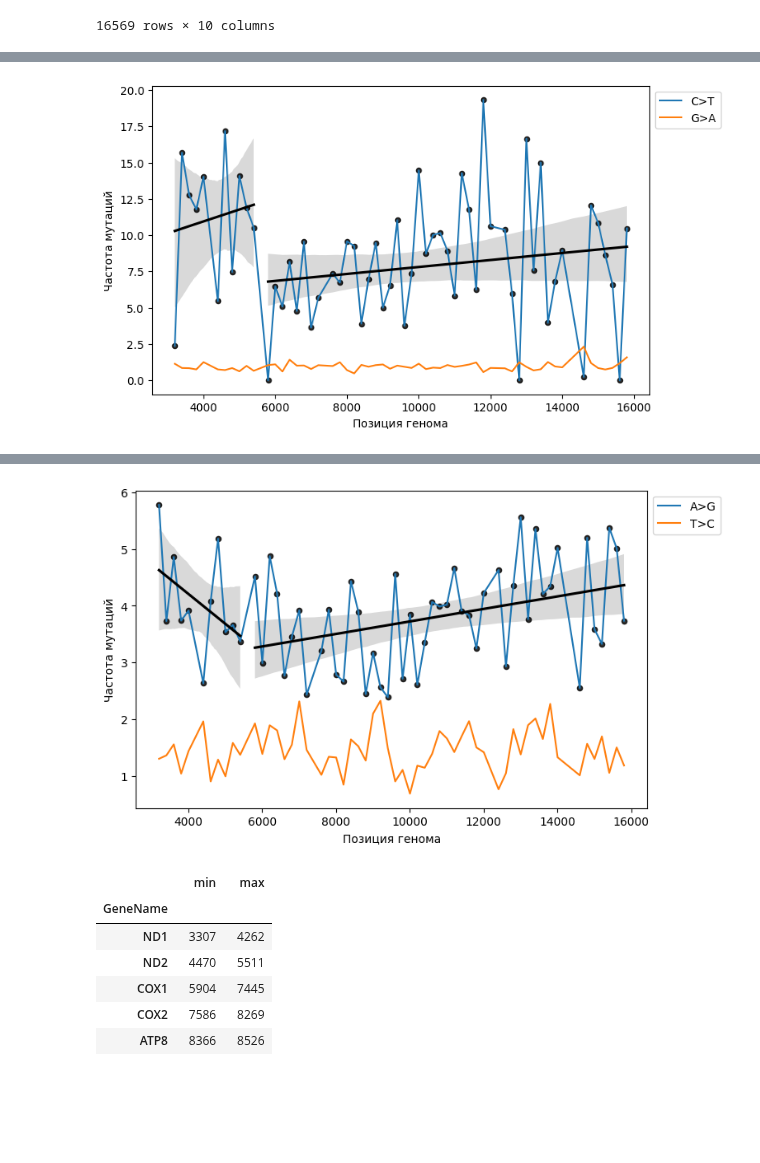
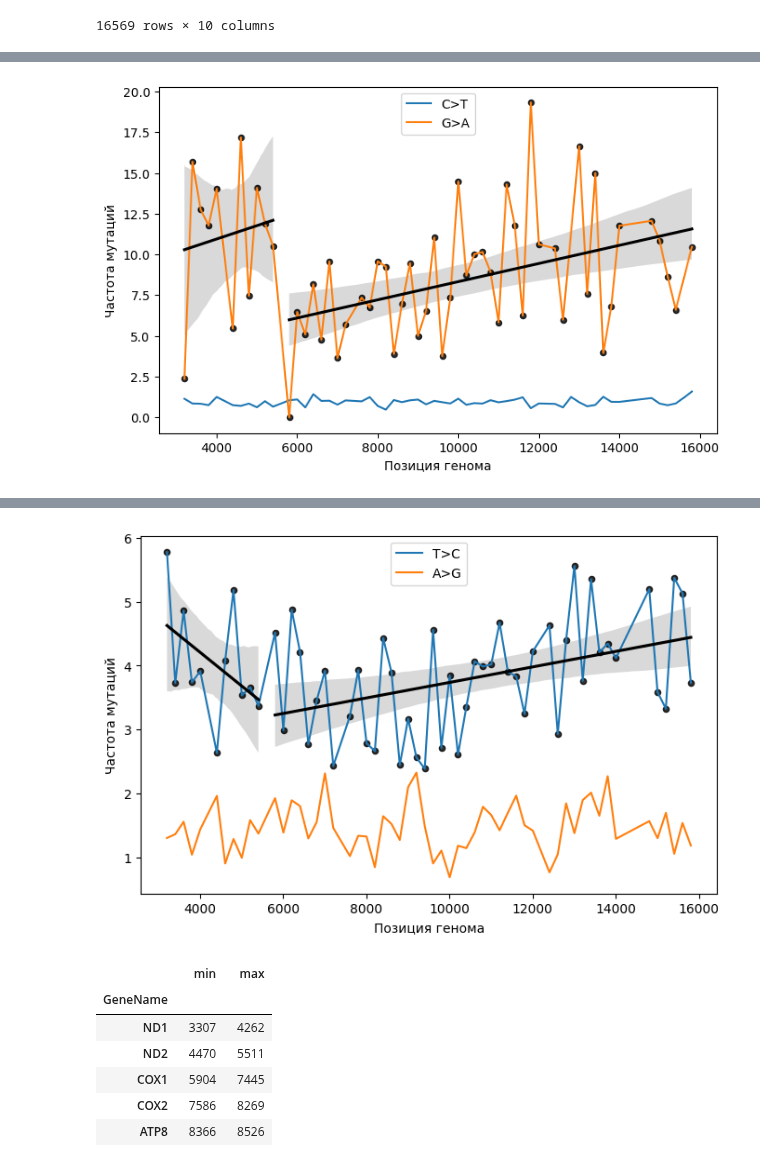
Before and after one commit to mitoclub/AminoAcidShift, a Jupyter notebook: human_germline.ipynb, the cells around one changed output, grey strips where cells are left out. Drawn from its saved outputs; the diff is of its cells as text; code cells hidden in the pictures; blank space fills up the shorter version.

```diff
--- a/human_germline.ipynb
+++ b/human_germline.ipynb
@@ -102,7 +102,7 @@ _revcomper = {'C>T':'G>A', 'G>A':'C>T', 'A>G':'T>C',
               'C>A':'G>T', 'G>T':'C>A', 'A>C':'T>G',
               'T>G':'A>C', 'C>G':'G>C', 'G>C':'C>G'}
 # %%
-obs_syn = obs_raw.query('Label > 0').copy()
+obs_syn = obs_raw.query('Label > 0 & GeneRef != "ND6"').copy()
 obs_syn['SiteRef'] = obs_syn['SiteRef'].astype(int)
 
 window = 200
@@ -140,26 +140,18 @@ for site in range(int(obs_raw.SiteRef.min()), int(obs_raw.SiteRef.max())-window+
     window_annot = window_annot[window_annot.Codon.str.len() == 3]
 
     exp_syn12dct = dict(coda.collect_exp_mut_freqs(window_annot.Nuc.values)[0]['syn'])
-    exp_syn12 = pd.Series(exp_syn12dct)
-    exp_syn12 /= exp_syn12.sum()
 
-    cur_ms12 = cur_obs.groupby('sbs12').ProbaFull.sum().rename(i)
-    cur_ms12 /= cur_ms12.sum()
-
-    cur_ms12 = (cur_ms12 / exp_syn12).fillna(0)
-
-    cur_ms12['start'] = start
-    cur_ms12['end'] = end
-    cur_ms12['nsyn'] = nsyn
-    cur_ms12['nsites'] = nsites
-    cur_ms12['gene'] = gene
+    cur_ms12 = pd.DataFrame([exp_syn12dct], index=['ExpNum']).T.reset_index(names=['Mut'])
+    cur_ms12['ObsNum'] = cur_ms12.Mut.map(cur_obs.groupby('sbs12').ProbaFull.sum().rename('ObsNum')).fillna(0)
+    cur_ms12['rate'] = (cur_ms12.ObsNum / cur_ms12.ObsNum.sum()) / (cur_ms12.ExpNum / cur_ms12.ExpNum.sum())
+    cur_ms12 = cur_ms12.assign(start=start, end=end, nsyn=nsyn, gene=gene, nsites=nsites, window_id=i+1)
     data.append(cur_ms12)
 
     i += 1
     # if i > 20:
     #     break
 
-df_grad = pd.DataFrame(data).fillna(0) #.set_index(['start', 'end', 'nsyn', 'gene'])
+df_grad = pd.concat(data, ignore_index=True) #.set_index(['start', 'end', 'nsyn', 'gene'])
 # df_grad['rate_sum'] = df_grad[_revcomper.keys()].sum(1)
 # for sbs in _revcomper.keys():
 #     df_grad[sbs] /= df_grad['rate_sum']
@@ -199,46 +191,46 @@ df_grad_long
 # %%
 plt.figure(figsize=(8, 5))
 sns.lineplot(
-    df_grad_long.query('gene != "ND6"'),
+    df_grad.query('nsites > 30'),
     x='start', y='rate', hue='Mut',
     hue_order=['C>T', 'G>A'],
 )
-_  = df_grad_long.query('gene != "ND6" & Mut == "C>T" & end > 5904')
+_  = df_grad.query('nsites > 30 & Mut == "G>A" & end > 5904')
 sns.regplot(_, x='start', y='rate', color='k', scatter_kws={'s':20})
 print(shapiro(_.start), shapiro(_.rate))
 print(pearsonr(_.start, _.rate))
 
-_ = df_grad_long.query('gene != "ND6" & Mut == "C>T" & end < 5904')
+_ = df_grad.query('nsites > 30 & Mut == "G>A" & end < 5904')
 sns.regplot(_, x='start', y='rate', color='k', scatter_kws={'s':20})
 print(shapiro(_.start), shapiro(_.rate))
 print(pearsonr(_.start, _.rate))
 
 plt.ylabel('Частота мутаций')
 plt.xlabel('Позиция генома')
-plt.legend(bbox_to_anchor=(1, 1), loc='upper left')
+plt.legend(loc='upper center')
 plt.show()
 
 
 
 plt.figure(figsize=(8, 5))
 sns.lineplot(
-    df_grad_long.query('gene != "ND6"'),
+    df_grad.query('nsites > 30'),
     x='start', y='rate', hue='Mut',
-    hue_order=['A>G', 'T>C'],
+    hue_order=['T>C', 'A>G'],
 )
 
-_  = df_grad_long.query('gene != "ND6" & Mut == "A>G" & end > 5904')
+_  = df_grad.query('nsites > 30 & Mut == "T>C" & end > 5904')
 sns.regplot(_, x='start', y='rate', color='k', scatter_kws={'s':20})
 print(shapiro(_.start), shapiro(_.rate))
 print(pearsonr(_.start, _.rate))
 
-_ = df_grad_long.query('gene != "ND6" & Mut == "A>G" & end < 5904')
+_ = df_grad.query('nsites > 30 & Mut == "T>C" & end < 5904')
 sns.regplot(_, x='start', y='rate', color='k', scatter_kws={'s':20})
 print(shapiro(_.start), shapiro(_.rate))
 print(pearsonr(_.start, _.rate))
 
 plt.ylabel('Частота мутаций')
 plt.xlabel('Позиция генома')
-plt.legend(bbox_to_anchor=(1, 1), loc='upper left')
+plt.legend(loc='upper center')
 plt.show()
 # %% [output]
@@ -249 +241 @@ PearsonRResult(statistic=np.float64(0.13833949884201835), pvalue=np.float64(0.68
-[figure, old version]
+[figure, new version]
@@ -254,4 +246,4 @@ PearsonRResult(statistic=np.float64(-0.4441974023978275), pvalue=np.float64(0.17
-[figure, old version]
+[figure, new version]
 # %%
 ref_annot.query('Type == "CDS"').groupby('GeneName').Pos.agg(['min', 'max']).sort_values('min')
 # %% [output]
```
Also changed, not shown: parts of 6 cells of this notebook.
